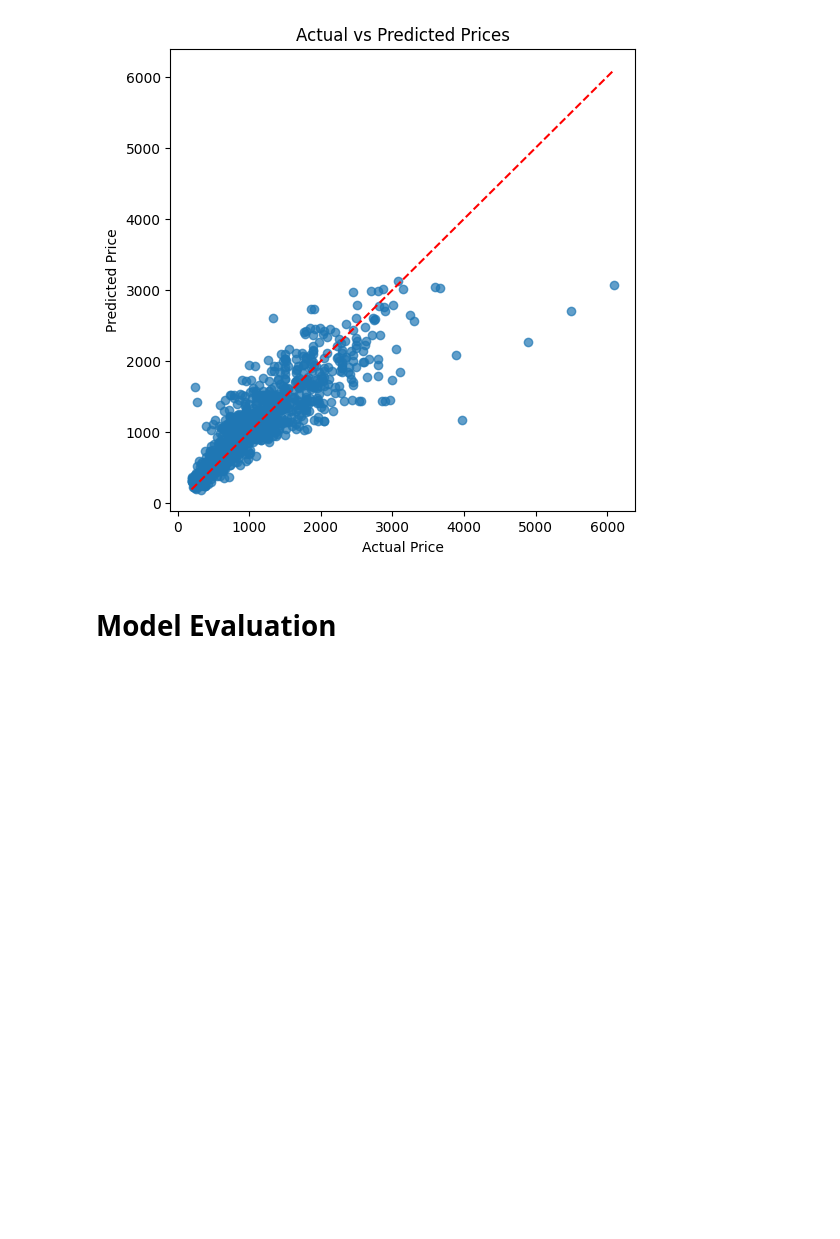
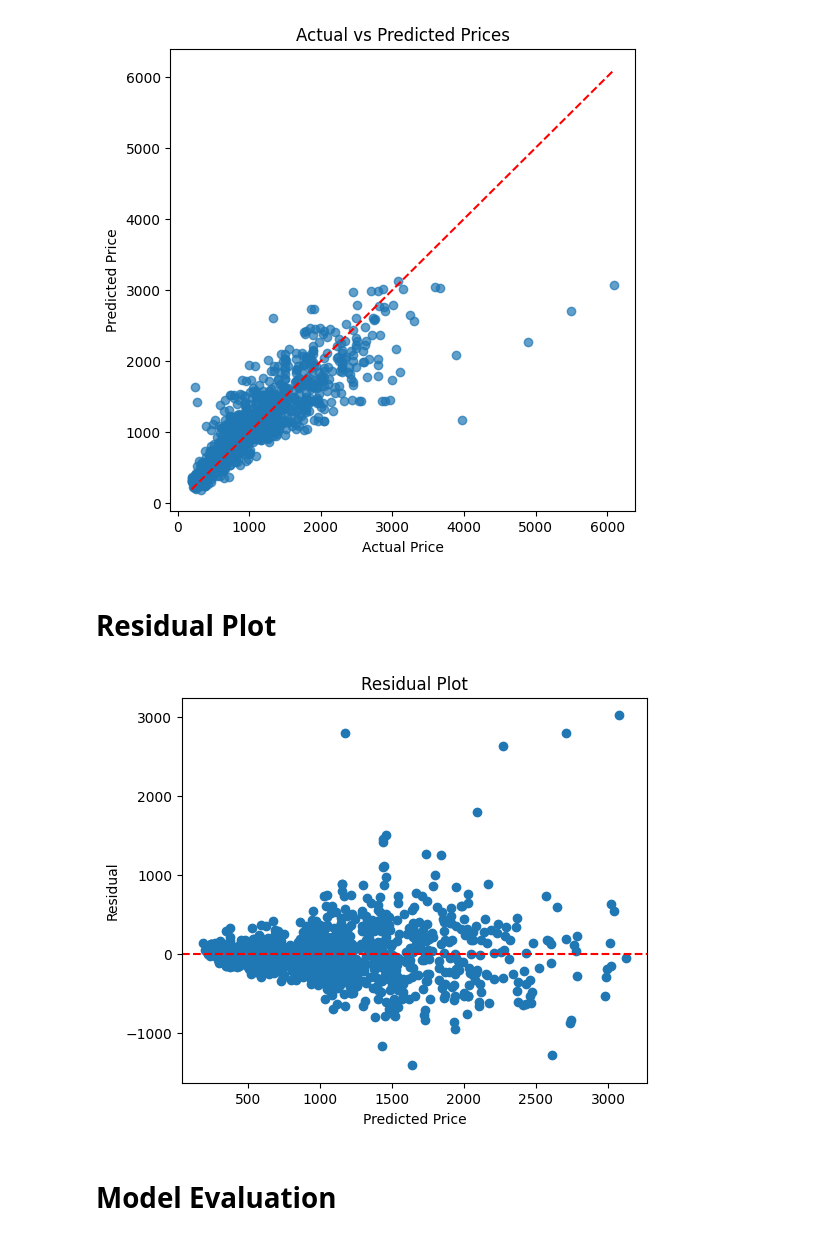
Before and after one commit to samifahim07/Laptop-Price-prediciton-using-ML, a Jupyter notebook: laptop_Price.ipynb, the cells around one changed output. Saved outputs shown, nothing was run; the diff lists cells and outputs as text; code cells hidden in the pictures; blank space fills up the shorter version.

```diff
--- a/laptop_Price.ipynb
+++ b/laptop_Price.ipynb
@@ -329,6 +329,21 @@ plt.title("Actual vs Predicted Prices")
 plt.show()
 # %% [output]
 [figure]
+# %% [markdown]
+# Residual Plot
+# %%
+residual = ytest - y_pred
+
+plt.figure(figsize=(6,5))
+plt.scatter(y_pred, residual)
+plt.axhline(0, color='red', linestyle='--')
+
+plt.xlabel("Predicted Price")
+plt.ylabel("Residual")
+plt.title("Residual Plot")
+plt.show()
+# %% [output]
+[figure, added]
 # %% [markdown]
 # Model Evaluation
 # %% [markdown]
```
